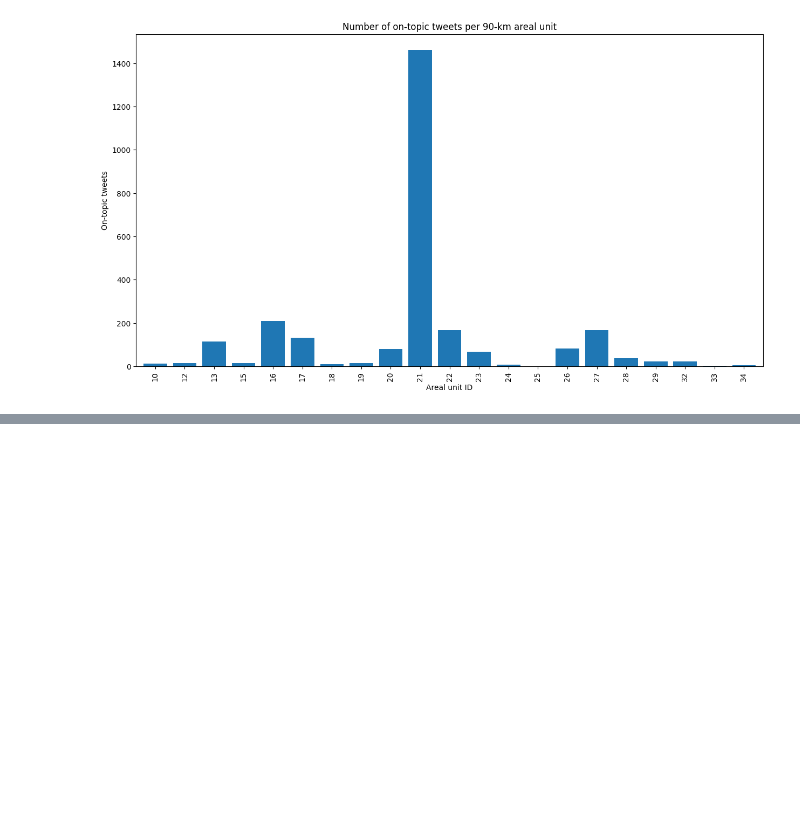
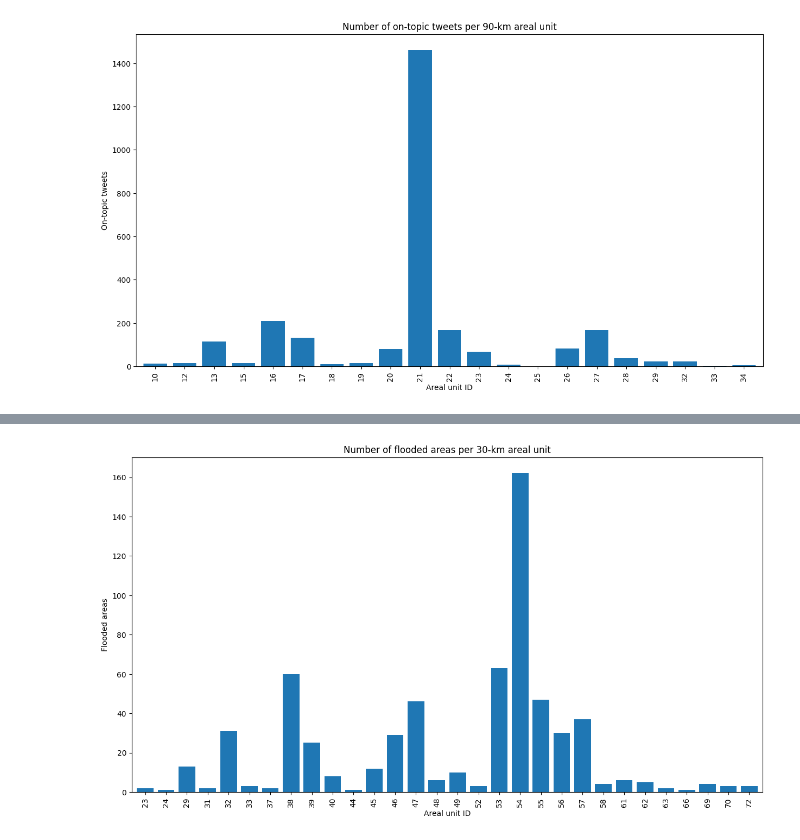
Before and after one commit to liviadegrossi/MBA-Monograph, a Jupyter notebook: data-exploration.ipynb, the cells around one changed output, grey strips where cells are left out. Drawn from its saved outputs; the diff is of its cells as text; code cells hidden in the pictures; blank space fills up the shorter version.

Commit message:
Exploratory analysis - number of flooded areas per areal unit

```diff
--- a/data-exploration.ipynb
+++ b/data-exploration.ipynb
@@ -1039,0 +1050,7 @@ plt.show()
+# %%
+# Calculate the number of flooded areas for each 30-km areal unit during the study period
+flooded_areas_areal_unit_30km = cge_flood_points_sp.groupby('areal_units_30km').size().reset_index(name='total_flood_areas')
+
+# Convert the 'areal_units_30km' column to int64 type
+flooded_areas_areal_unit_30km['areal_units_30km'] = flooded_areas_areal_unit_30km['areal_units_30km'].astype('int64')
+flooded_areas_areal_unit_30km.head()
@@ -1039,0 +1064,17 @@ plt.show()
+# %%
+# Plot the number of flooded areas for each 30-km areal unit
+ax_flooded_areas_areal_unit_30km = flooded_areas_areal_unit_30km.plot.bar(
+    x='areal_units_30km',
+    y='total_flood_areas',
+    width=0.8,
+    figsize=(15, 8),
+    xlabel='Areal unit ID',
+    ylabel='Flooded areas',
+    title='Number of flooded areas per 30-km areal unit',
+    legend=False
+)
+
+plt.savefig("./images/number-of-flooded-areas-per-30km-areal-unit.png")
+plt.show()
+# %% [output]
+[figure, added]
```
Also changed, not shown: parts of 8 cells of this notebook, 3 other files.
